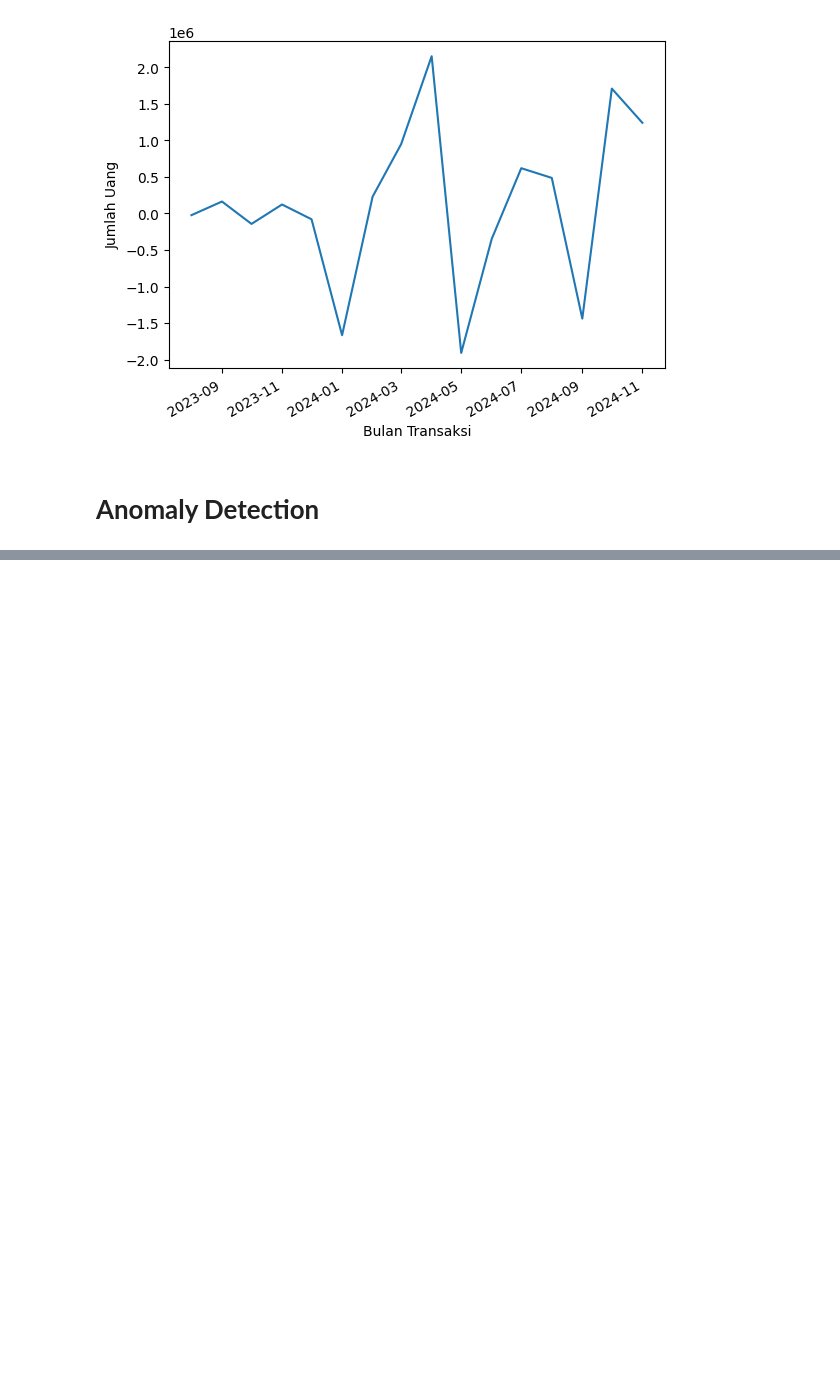
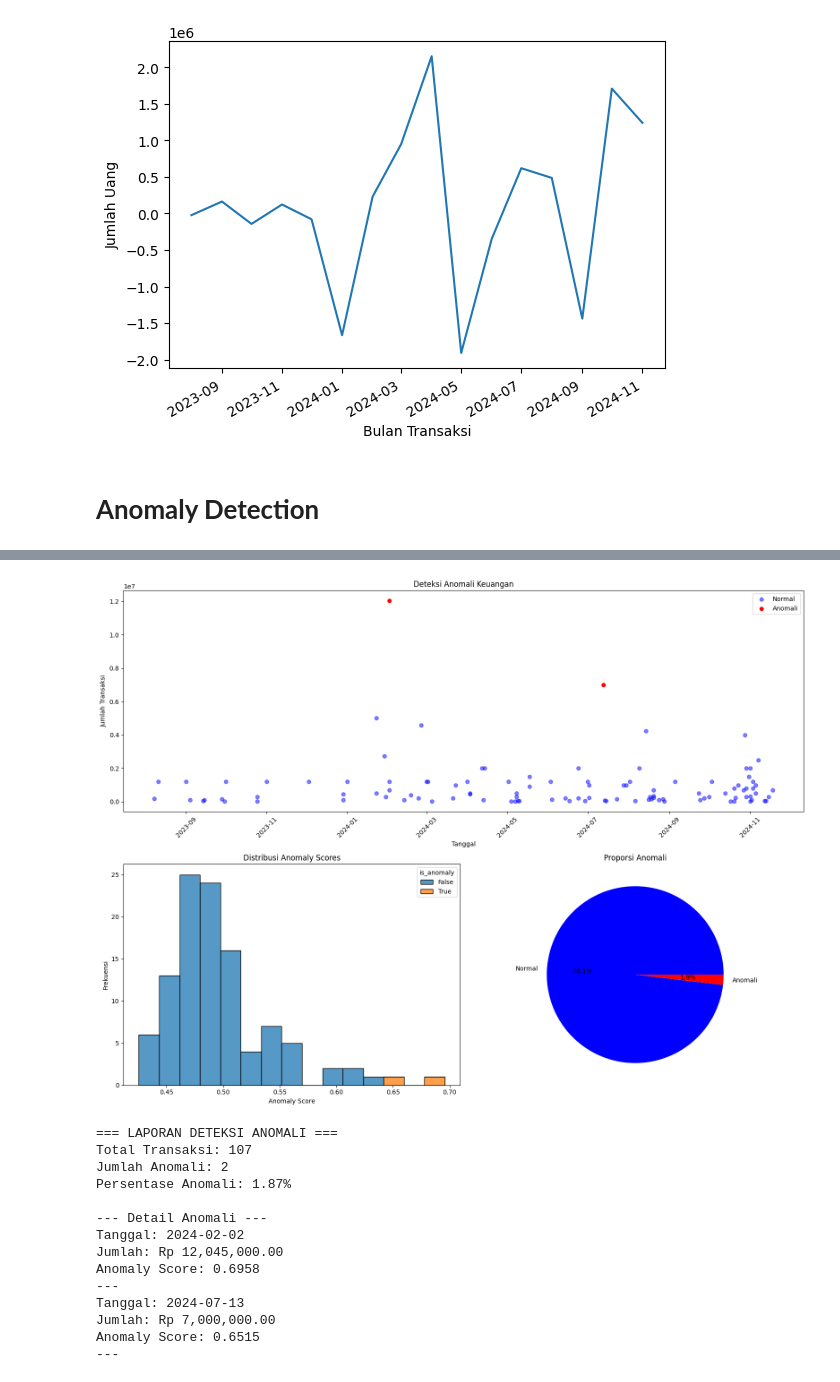
Before and after one commit to itsmaul/bangkit-capstone, a Jupyter notebook: All_Integrated.ipynb, the cells around one changed output, grey strips where cells are left out. Drawn from its saved outputs; the diff is of its cells as text; code cells hidden in the pictures; blank space fills up the shorter version.

```diff
--- a/All_Integrated.ipynb
+++ b/All_Integrated.ipynb
@@ -163,3 +127,0 @@ def find_closest_centroids(X, centroids):
-# %%
-# Load an example dataset that we will be using
-X = load_data('clean_data.json')
@@ -265,12 +127,0 @@ def run_kMeans(X, initial_centroids, max_iters=10, plot_progress=False):
-# %%
-# Load an example dataset
-X = load_data('clean_data.json')
-
-# Set initial centroids
-initial_centroids = np.array([[3, 3, 3], [6, 2, 2], [8, 5, 5]])
-
-# Number of iterations
-max_iters = 100
-
-# Run K-Means
-centroids, idx = run_kMeans(X, initial_centroids, max_iters, plot_progress=True)
@@ -309,10 +127,0 @@ def kMeans_init_centroids(X, K):
-# %%
-# Set number of centroids and max number of iterations
-K = 3
-max_iters = 100
-
-# Set initial centroids by picking random examples from the dataset
-initial_centroids = kMeans_init_centroids(X, K)
-
-# Run K-Means
-centroids, idx = run_kMeans(X, initial_centroids, max_iters, plot_progress=True)
@@ -342,0 +248,34 @@ K-Means iteration 99/99
+# %%
+def main_income():
+    detector = AdvancedFinancialAnomalyDetector(contamination=0.01)
+
+    # Generate synthetic data
+    data = pd.read_json('income_data.json')
+
+    # Detect anomalies
+    result = detector.detect_anomalies(data)
+
+    # Visualisasi
+    detector.visualize_anomalies(result)
+
+    # Detailed Report
+    detector.detailed_anomaly_report(result)
+
+if __name__ == "__main__":
+    main_income()
+# %% [output]
+[figure, added]
+=== LAPORAN DETEKSI ANOMALI ===
+Total Transaksi: 107
+Jumlah Anomali: 2
+Persentase Anomali: 1.87%
+
+--- Detail Anomali ---
+Tanggal: 2024-02-02
+Jumlah: Rp 12,045,000.00
+Anomaly Score: 0.6958
+---
+Tanggal: 2024-07-13
+Jumlah: Rp 7,000,000.00
+Anomaly Score: 0.6515
+---
```
Also changed, not shown: parts of 18 cells of this notebook.
